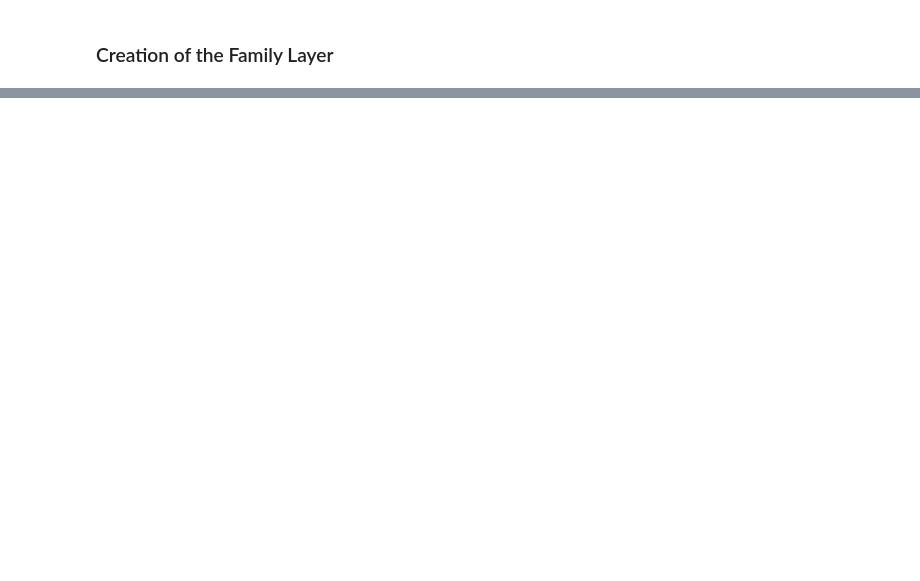
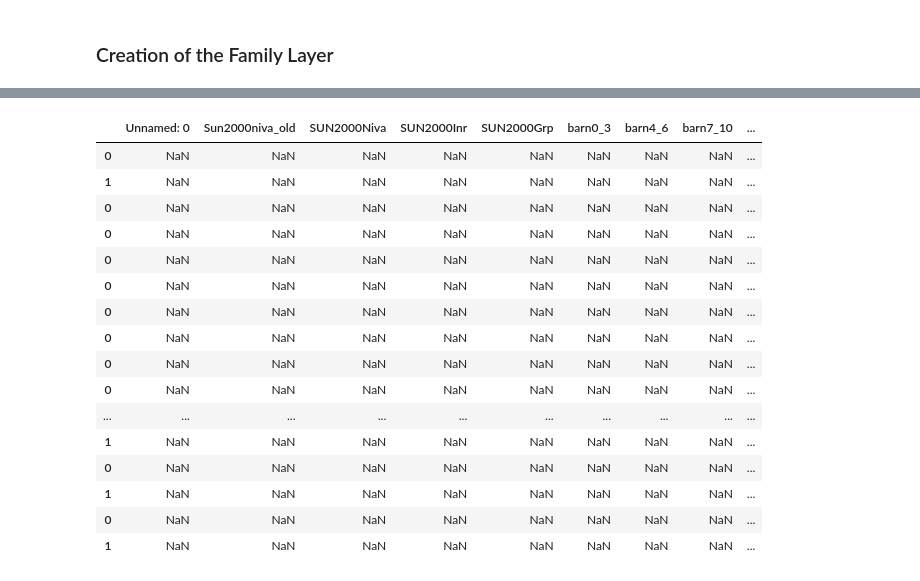
Before and after one commit to neddul/generate-network-project, a Jupyter notebook: FamilyLayer.ipynb, the cells around one changed output, grey strips where cells are left out. Saved outputs shown, nothing was run; the diff lists cells and outputs as text; code cells hidden in the pictures; blank space fills up the shorter version.

Commit message:
First step family layer and create basic dataset for it

```diff
--- a/FamilyLayer.ipynb
+++ b/FamilyLayer.ipynb
@@ -60,0 +63,27 @@ connections
+# %%
+parents = pd.DataFrame()
+registry_100 = registry_data_one_year.head(100)
+
+connections = pd.DataFrame()
+for family in registry_100['famID'].unique():
+    # Filter rows where 'famID' has the current value
+    subset = registry_data_one_year[registry_data_one_year['famID'] == family]
+    print(subset)
+    # Check if each row has a value greater than or equal to 0 in the 'your_column' column
+    mask = subset['barn20plus'] > 0
+
+    # Display the rows that meet the condition
+    parents = subset[mask]["PersonNr"]
+    if len(parents)> 0:
+       # mask = subset['Alder'==16 or 'Alder'==17]
+        children = subset[(subset['Alder'] >=20)]["PersonNr"]
+
+
+
+    # Create a 'ConnectionType' column based on the order of appearance
+    merged_df['ConnectionType'] = 'Parent'
+    #merged_df.loc[pd.isnull(merged_df['ParentName']), 'ConnectionType'] = 'Child'
+
+    merged_df.reset_index(drop=True, inplace=True)
+    # Append to the connections DataFrame
+    connections = connections.append(merged_df)
@@ -60,0 +108,20 @@ connections
+# %%
+connections
+# %% [output]
+|  | Unnamed: 0 | Sun2000niva_old | SUN2000Niva | SUN2000Inr | SUN2000Grp | barn0_3 | barn4_6 | barn7_10 | ... |
+| 0 | NaN | NaN | NaN | NaN | NaN | NaN | NaN | NaN | ... |
+| 1 | NaN | NaN | NaN | NaN | NaN | NaN | NaN | NaN | ... |
+| 0 | NaN | NaN | NaN | NaN | NaN | NaN | NaN | NaN | ... |
+| 0 | NaN | NaN | NaN | NaN | NaN | NaN | NaN | NaN | ... |
+| 0 | NaN | NaN | NaN | NaN | NaN | NaN | NaN | NaN | ... |
+| 0 | NaN | NaN | NaN | NaN | NaN | NaN | NaN | NaN | ... |
+| 0 | NaN | NaN | NaN | NaN | NaN | NaN | NaN | NaN | ... |
+| 0 | NaN | NaN | NaN | NaN | NaN | NaN | NaN | NaN | ... |
+| 0 | NaN | NaN | NaN | NaN | NaN | NaN | NaN | NaN | ... |
+| 0 | NaN | NaN | NaN | NaN | NaN | NaN | NaN | NaN | ... |
+| ... | ... | ... | ... | ... | ... | ... | ... | ... | ... |
+| 1 | NaN | NaN | NaN | NaN | NaN | NaN | NaN | NaN | ... |
+| 0 | NaN | NaN | NaN | NaN | NaN | NaN | NaN | NaN | ... |
+| 1 | NaN | NaN | NaN | NaN | NaN | NaN | NaN | NaN | ... |
+| 0 | NaN | NaN | NaN | NaN | NaN | NaN | NaN | NaN | ... |
+| 1 | NaN | NaN | NaN | NaN | NaN | NaN | NaN | NaN | ... |
```
Also changed, not shown: parts of 4 cells of this notebook, 1 other file.
